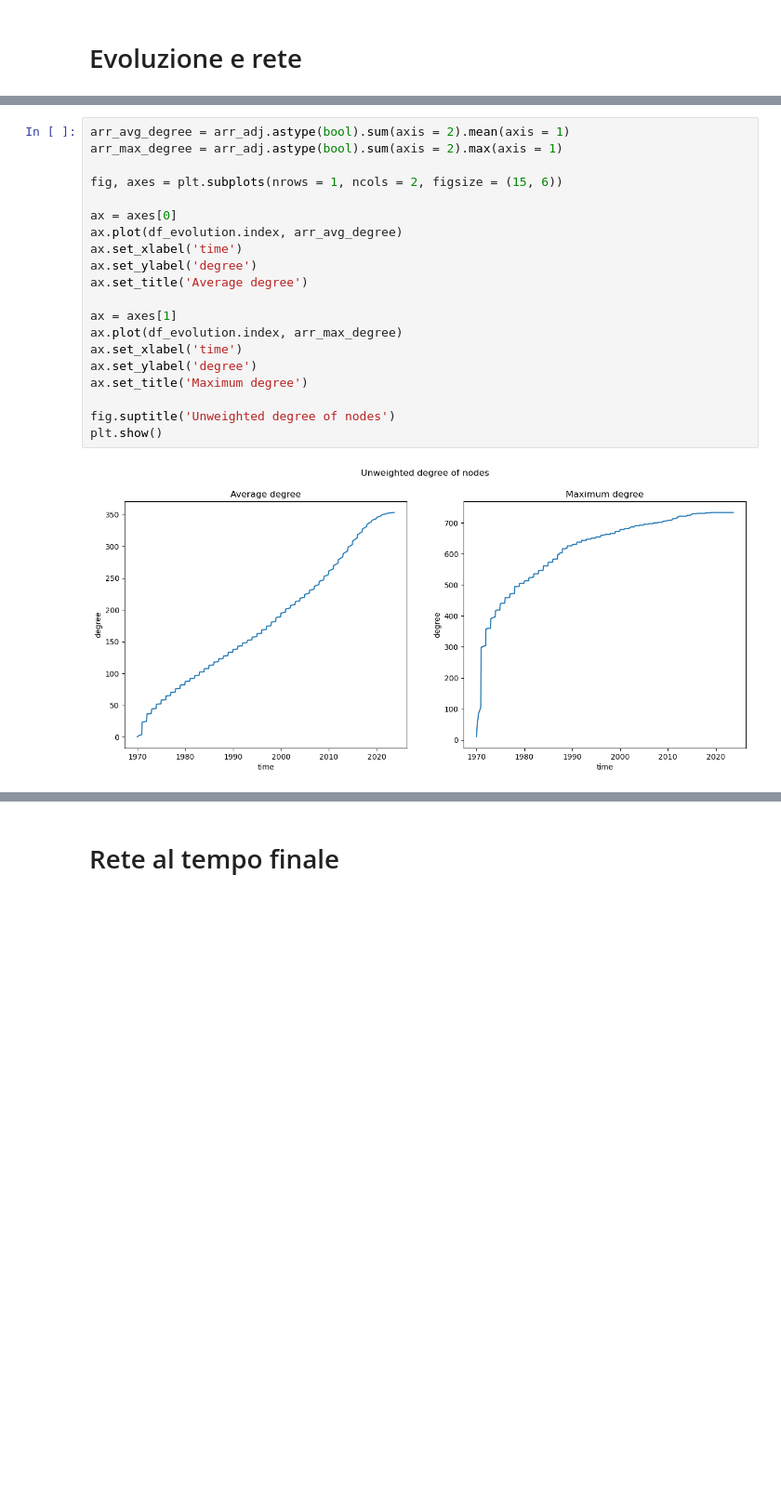
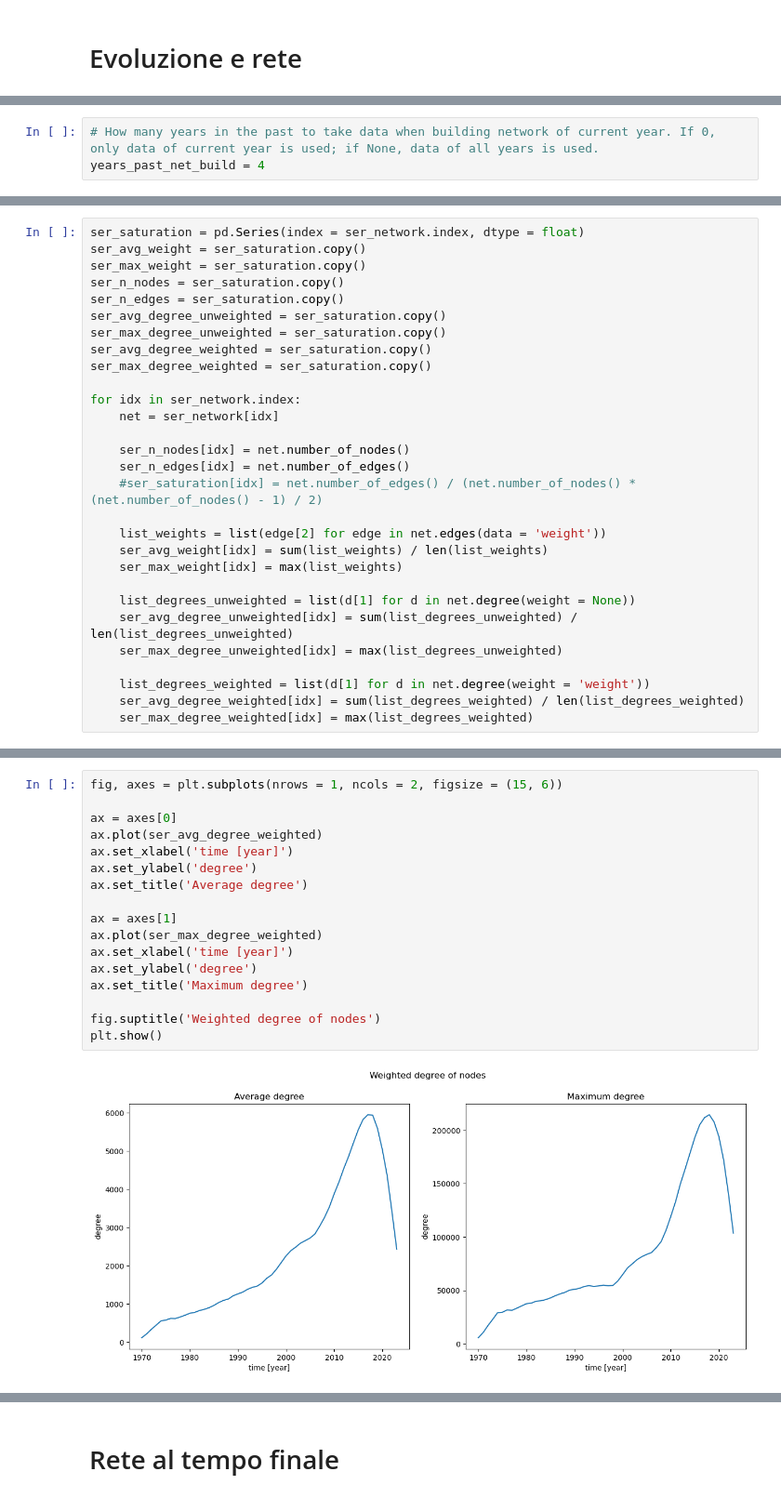
Before and after one commit to DarioZappala/caratterizzazione-sistemi-innovativi, a Jupyter notebook: co-occurrence.ipynb, the cells around one changed output, grey strips where cells are left out. Shown at 93% size. Cells and saved outputs as stored; diff of their text form; blank space fills up the shorter version.

```diff
--- a/co-occurrence.ipynb
+++ b/co-occurrence.ipynb
@@ -180,0 +148,3 @@ for t in range(n_times):
+# %%
+# How many years in the past to take data when building network of current year. If 0, only data of current year is used; if None, data of all years is used.
+years_past_net_build = 4
@@ -180,0 +193,29 @@ for t in range(n_times):
+# %%
+ser_saturation = pd.Series(index = ser_network.index, dtype = float)
+ser_avg_weight = ser_saturation.copy()
+ser_max_weight = ser_saturation.copy()
+ser_n_nodes = ser_saturation.copy()
+ser_n_edges = ser_saturation.copy()
+ser_avg_degree_unweighted = ser_saturation.copy()
+ser_max_degree_unweighted = ser_saturation.copy()
+ser_avg_degree_weighted = ser_saturation.copy()
+ser_max_degree_weighted = ser_saturation.copy()
+
+for idx in ser_network.index:
+    net = ser_network[idx]
+
+    ser_n_nodes[idx] = net.number_of_nodes()
+    ser_n_edges[idx] = net.number_of_edges()
+    #ser_saturation[idx] = net.number_of_edges() / (net.number_of_nodes() * (net.number_of_nodes() - 1) / 2)
+
+    list_weights = list(edge[2] for edge in net.edges(data = 'weight'))
+    ser_avg_weight[idx] = sum(list_weights) / len(list_weights)
+    ser_max_weight[idx] = max(list_weights)
+
+    list_degrees_unweighted = list(d[1] for d in net.degree(weight = None))
+    ser_avg_degree_unweighted[idx] = sum(list_degrees_unweighted) / len(list_degrees_unweighted)
+    ser_max_degree_unweighted[idx] = max(list_degrees_unweighted)
+
+    list_degrees_weighted = list(d[1] for d in net.degree(weight = 'weight'))
+    ser_avg_degree_weighted[idx] = sum(list_degrees_weighted) / len(list_degrees_weighted)
+    ser_max_degree_weighted[idx] = max(list_degrees_weighted)
@@ -203,22 +297,19 @@ plt.show()
 # %%
-arr_avg_degree = arr_adj.astype(bool).sum(axis = 2).mean(axis = 1)
-arr_max_degree = arr_adj.astype(bool).sum(axis = 2).max(axis = 1)
-
 fig, axes = plt.subplots(nrows = 1, ncols = 2, figsize = (15, 6))
 
 ax = axes[0]
-ax.plot(df_evolution.index, arr_avg_degree)
-ax.set_xlabel('time')
+ax.plot(ser_avg_degree_weighted)
+ax.set_xlabel('time [year]')
 ax.set_ylabel('degree')
 ax.set_title('Average degree')
 
 ax = axes[1]
-ax.plot(df_evolution.index, arr_max_degree)
-ax.set_xlabel('time')
+ax.plot(ser_max_degree_weighted)
+ax.set_xlabel('time [year]')
 ax.set_ylabel('degree')
 ax.set_title('Maximum degree')
 
-fig.suptitle('Unweighted degree of nodes')
+fig.suptitle('Weighted degree of nodes')
 plt.show()
 # %% [output]
-[figure, old version]
+[figure, new version]
```
Also changed, not shown: parts of 53 cells of this notebook, 4 other files.
